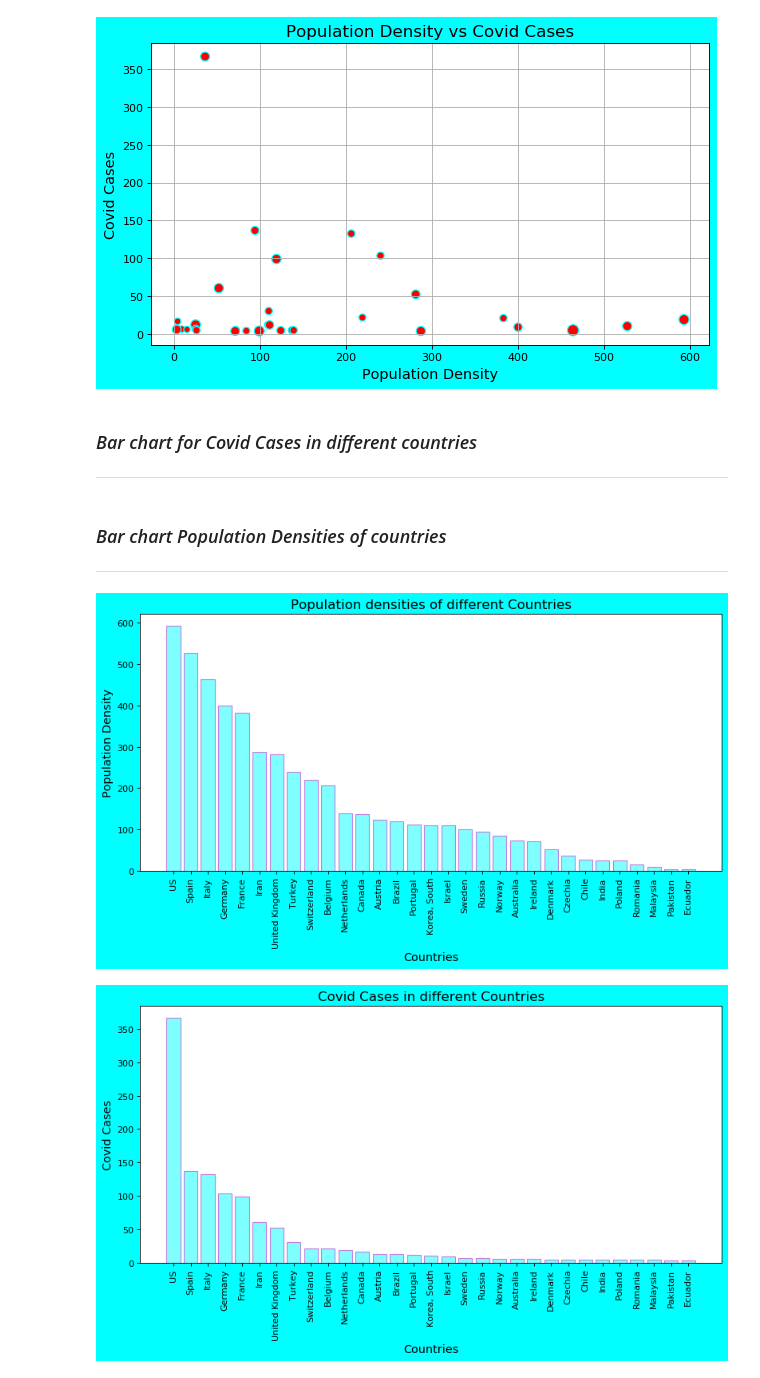
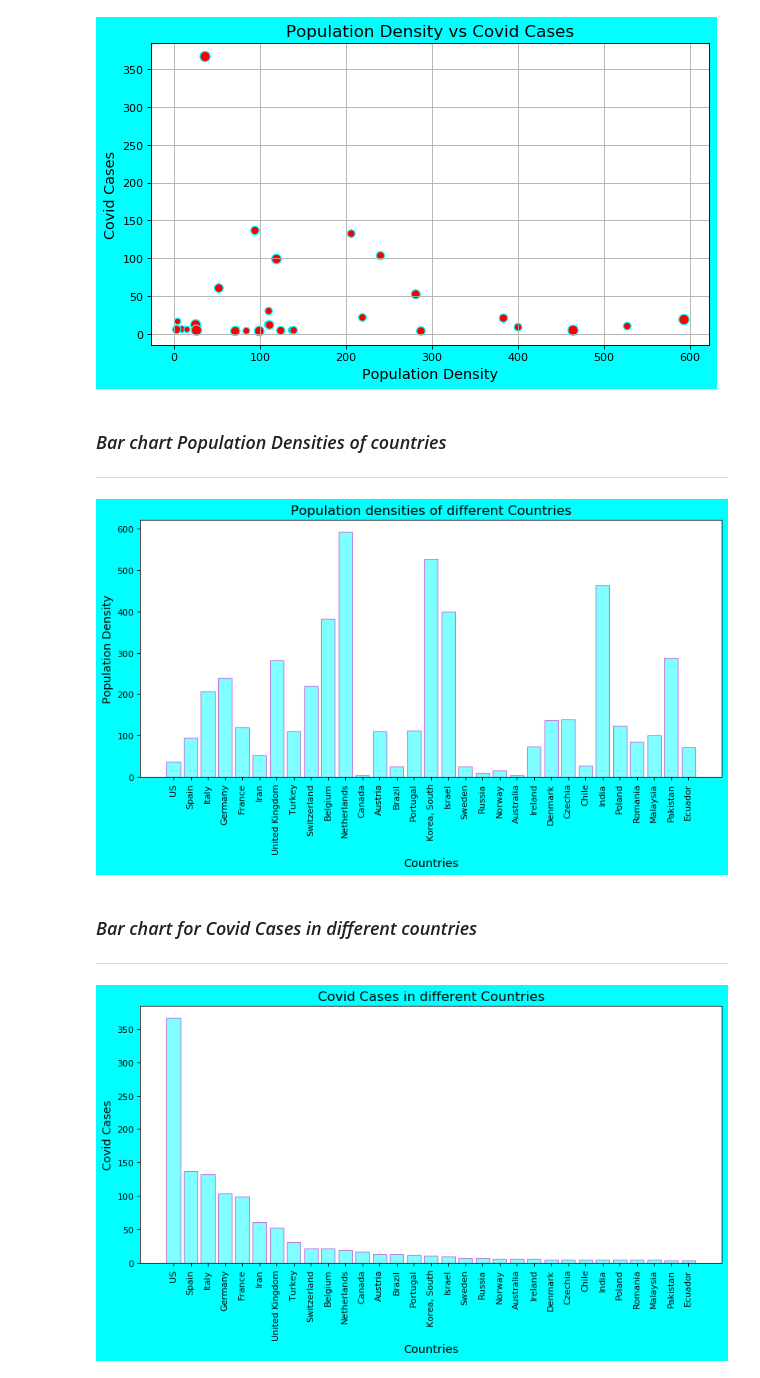
Before and after one commit to Latha-G/Covid-19-Trends, a Jupyter notebook: Global_Covid_Recent.ipynb, the cells around one changed output. Drawn from its saved outputs; the diff is of its cells as text; code cells hidden in the pictures.

```diff
--- a/Global_Covid_Recent.ipynb
+++ b/Global_Covid_Recent.ipynb
@@ -296,32 +296,28 @@ plt.grid(True)
 plt.show()
 # %% [output]
 [figure]
+# %% [markdown]
+### _Bar chart Population Densities of countries_
+___
+# %%
+plt.figure(figsize = (10, 6), facecolor = 'cyan', edgecolor = 'b', dpi = 80)
+
+plt.bar(countries, pop_density, color='cyan', edgecolor = 'm', alpha=0.5, align="center")
+
+plt.title("Population densities of different Countries", color = "k", fontsize = 15)
+
+plt.xlabel("Countries", color = "k", fontsize = 13)
+plt.ylabel("Population Density", color = "k", fontsize = 13)
+
+plt.xticks(rotation = "vertical")
+
+plt.tight_layout()
+plt.show()
+# %% [output]
+[figure, added]
 # %% [markdown]
 ### _Bar chart for Covid Cases in different countries_
 ___
-# %% [markdown]
-### _Bar chart Population Densities of countries_
-___
-# %%
-Pop_df = Covid_global_data.sort_values("Pop_density", ascending = False)
-
-pop_densities = Pop_df["Pop_density"]
-
-plt.figure(figsize = (10, 6), facecolor = 'cyan', edgecolor = 'b', dpi = 80)
-
-plt.bar(countries, pop_densities, color='cyan', edgecolor = 'm', alpha=0.5, align="center")
-
-plt.title("Population densities of different Countries", color = "k", fontsize = 15)
-
-plt.xlabel("Countries", color = "k", fontsize = 13)
-plt.ylabel("Population Density", color = "k", fontsize = 13)
-
-plt.xticks(rotation = "vertical")
-
-plt.tight_layout()
-plt.show()
-# %% [output]
-[figure, removed]
 # %%
 plt.figure(figsize = (10, 6), facecolor = 'cyan', edgecolor = 'b', dpi = 80)
 
```
Also changed, not shown: parts of 18 cells of this notebook.
